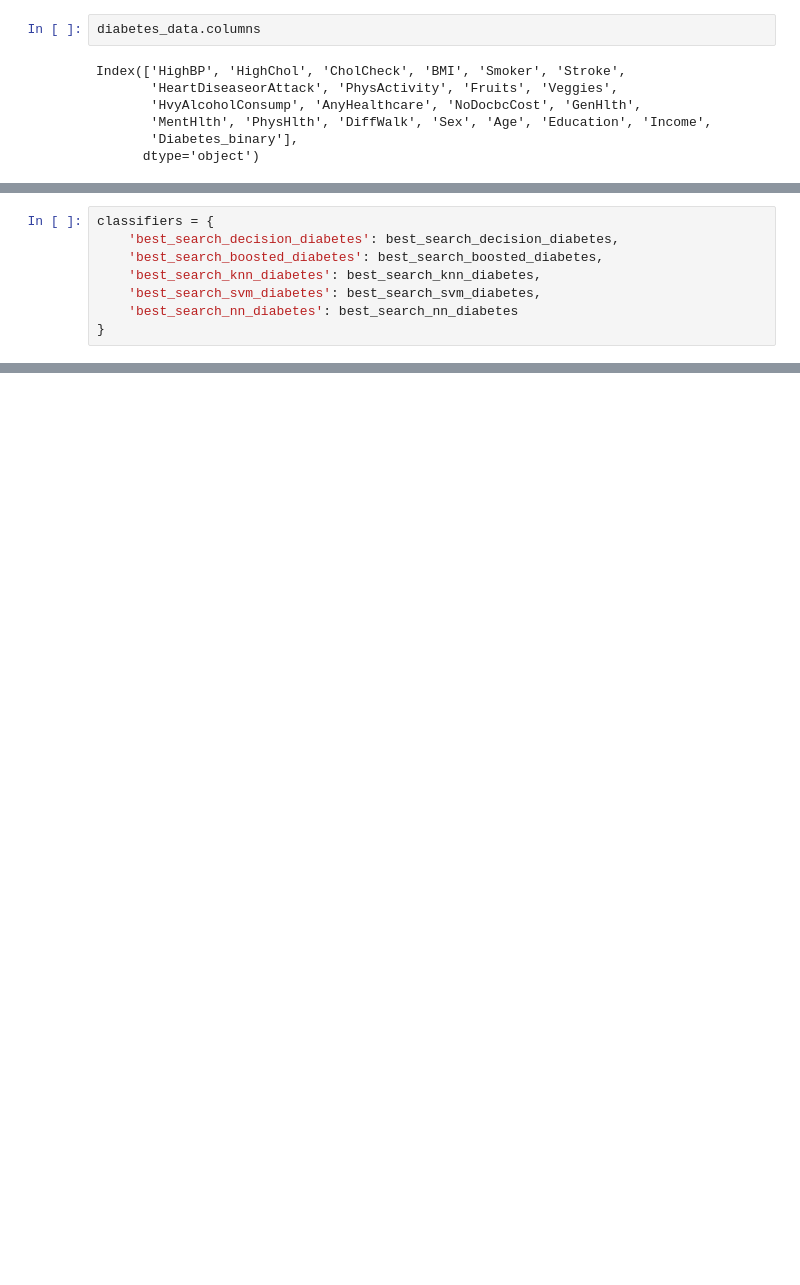
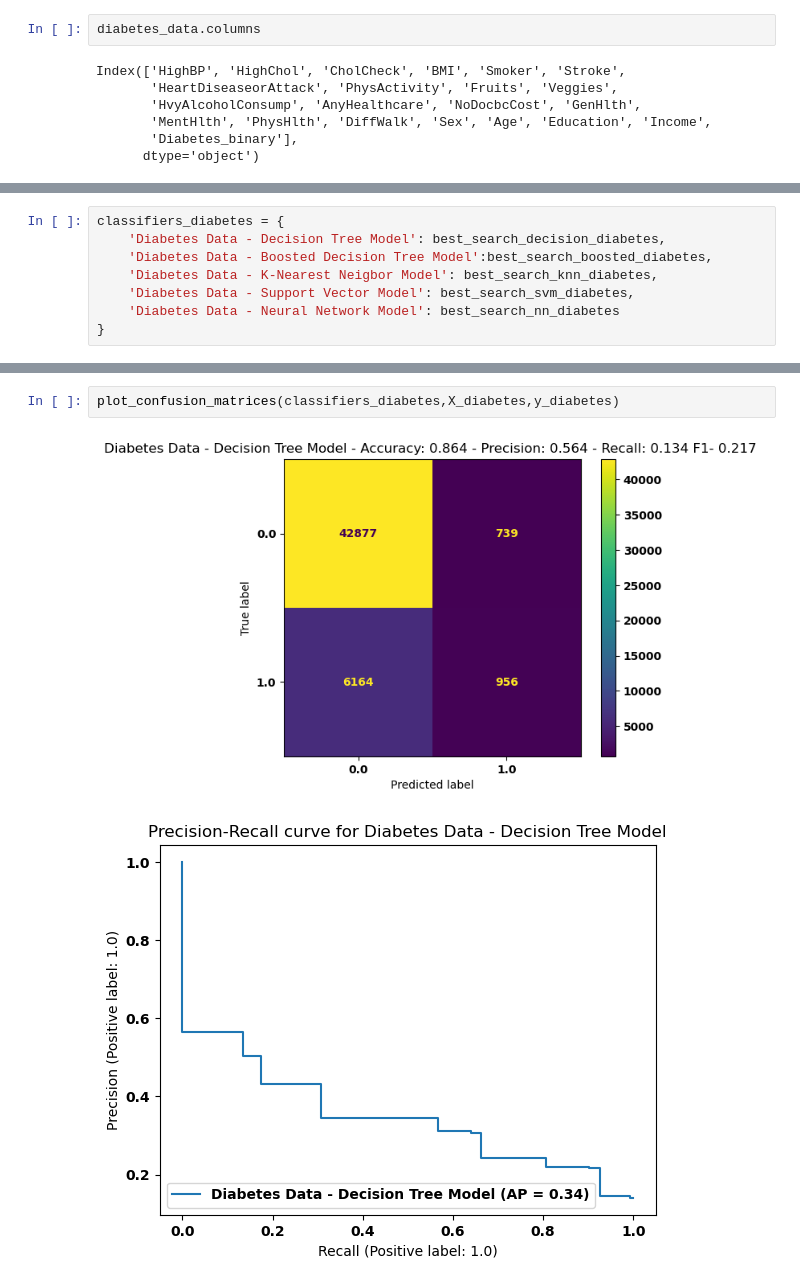
Before and after one commit to rjenez/gatech-cs7641-assignments, a Jupyter notebook: Assignments/SupervisedLearning/Assignment1-Testing.ipynb, the cells around one changed output, grey strips where cells are left out. Cells and saved outputs as stored; diff of their text form; blank space fills up the shorter version.

```diff
--- a/Assignments/SupervisedLearning/Assignment1-Testing.ipynb
+++ b/Assignments/SupervisedLearning/Assignment1-Testing.ipynb
@@ -262,8 +286,8 @@ plot_roc_det_curves([best_search_decision_diabetes, best_search_boosted_diabetes
 # %%
-classifiers = {
-    'best_search_decision_diabetes': best_search_decision_diabetes,
-    'best_search_boosted_diabetes': best_search_boosted_diabetes,
-    'best_search_knn_diabetes': best_search_knn_diabetes,
-    'best_search_svm_diabetes': best_search_svm_diabetes,
-    'best_search_nn_diabetes': best_search_nn_diabetes
+classifiers_diabetes = {
+    'Diabetes Data - Decision Tree Model': best_search_decision_diabetes,
+    'Diabetes Data - Boosted Decision Tree Model':best_search_boosted_diabetes,
+    'Diabetes Data - K-Nearest Neigbor Model': best_search_knn_diabetes,
+    'Diabetes Data - Support Vector Model': best_search_svm_diabetes,
+    'Diabetes Data - Neural Network Model': best_search_nn_diabetes
 }
@@ -285,0 +299,5 @@ Wall time: 7.24 s
+# %%
+plot_confusion_matrices(classifiers_diabetes,X_diabetes,y_diabetes)
+# %% [output]
+[figure, added]
+[figure, added]
```
Also changed, not shown: parts of 26 cells of this notebook, 44 other files.
